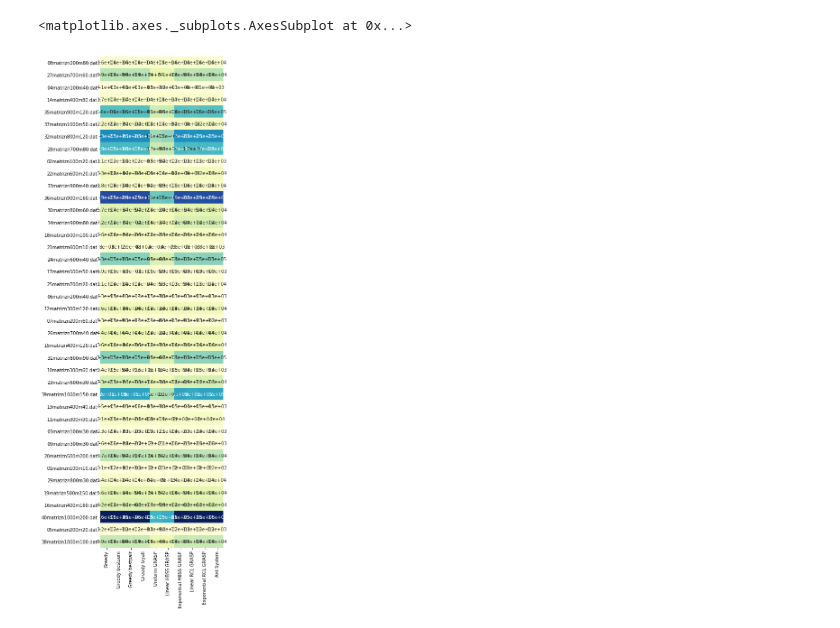
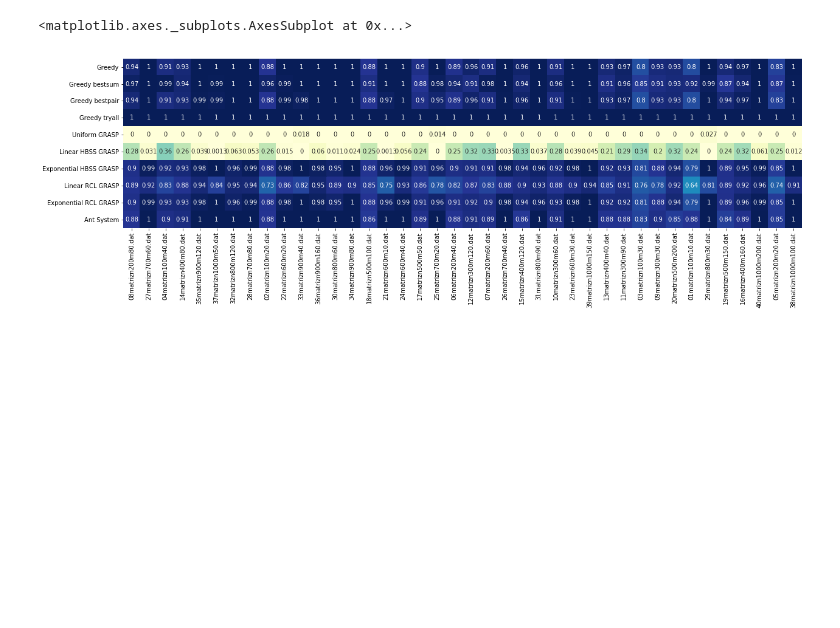
Before and after one commit to LucaCappelletti94/greedy_grasp_ant, a Jupyter notebook: Untitled.ipynb, the cells around one changed output. Drawn from its saved outputs; the diff is of its cells as text; code cells hidden in the pictures; blank space fills up the shorter version.

```diff
--- a/Untitled.ipynb
+++ b/Untitled.ipynb
@@ -5,14 +5,14 @@ from seaborn import heatmap
 # %%
 df = pd.read_csv("concat.csv", index_col=0)
 # %%
-#df = df.subtract(df.min(axis=1), axis="rows")
-#df = df.divide(df.max(axis=1), axis="rows")
+df = df.subtract(df.min(axis=1), axis="rows")
+df = df.divide(df.max(axis=1), axis="rows")
 # %%
 import matplotlib.pyplot as plt
 plt.rcParams['figure.figsize'] = [20, 20]
 plt.axis('scaled')
-heatmap(df,
+heatmap(df.T,
         annot=True, cbar=False,  cmap="YlGnBu")
 # %% [output]
 <matplotlib.axes._subplots.AxesSubplot at 0x...>
-[figure, old version]
+[figure, new version]
```
Also changed, not shown: 5 other files.
